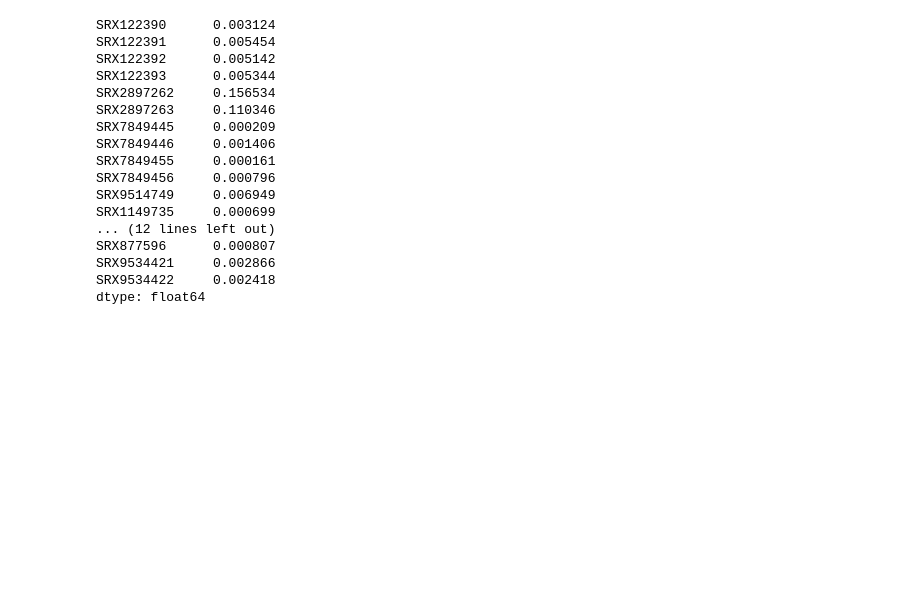
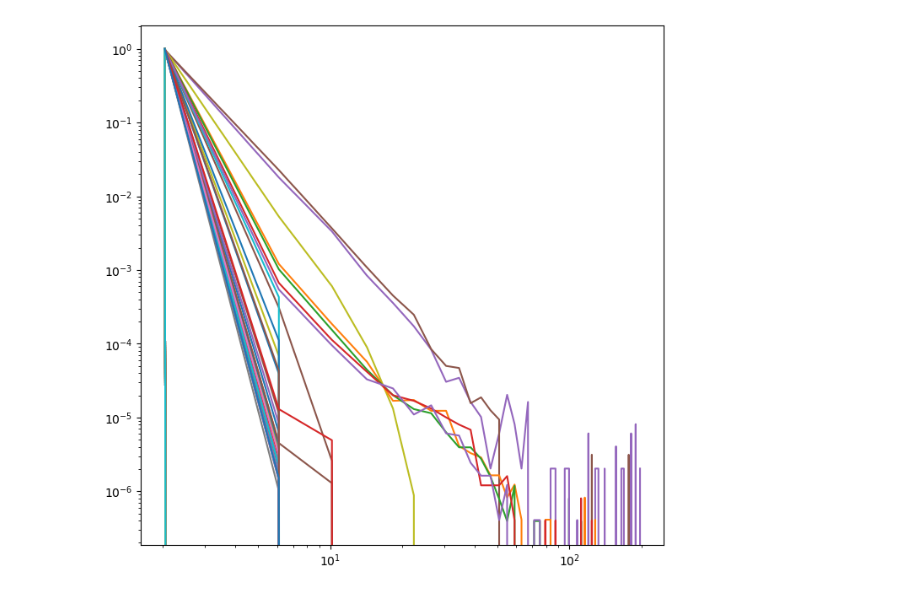
Before and after one commit to naef-lab/ChIP_atlas, a Jupyter notebook: notebooks/Chip_normalization.ipynb, the cells around one changed output. Drawn from its saved outputs; the diff is of its cells as text; code cells hidden in the pictures; blank space fills up the shorter version.

```diff
--- a/notebooks/Chip_normalization.ipynb
+++ b/notebooks/Chip_normalization.ipynb
@@ -20,11 +20,11 @@ def make_peak_tensor(promoterome_infile,peaks_infiles):
         bb = pyBigWig.open(infile)
         id = infile.split('/')[-1].split('.')[0]
         for c in CHR:
-            p = bb.entries(c,0,bb.chroms(c))
-            p = pd.DataFrame(p,columns=['start','end','score'])
-            p['chr'] = c
-            p['exp_id'] = id
-            peaks_table = pd.concat([peaks_table,p],axis=0)
+            if c in bb.chroms():
+                pks = pd.DataFrame(bb.entries(c,0,bb.chroms(c)),columns=['start','end','score'])
+                pks['chr'] = c
+                pks['exp_id'] = id
+                peaks_table = pd.concat([peaks_table,pks],axis=0)
     peaks_table = peaks_table.reset_index(drop=True)
 
     # overlap between peaks and promoterome
@@ -53,0 +240,6 @@ def make_peak_tensor(promoterome_infile,peaks_infiles):
+# %%
+n_peaks_per_prom = np.any(Peaks,axis=1).sum(axis=1)
+idx = np.argsort( n_peaks_per_prom )
+promoterome = pd.read_csv(promoterome_infile,sep='\t')
+promoterome['n_peaks'] = n_peaks_per_prom
+promoterome.loc[idx,:]
@@ -267,20 +354,22 @@ ax.set_yscale('log')
-# %%
-v_out
-# %% [output]
-SRX122390      0.003124
-SRX122391      0.005454
-SRX122392      0.005142
-SRX122393      0.005344
-SRX2897262     0.156534
-SRX2897263     0.110346
-SRX7849445     0.000209
-SRX7849446     0.001406
-SRX7849455     0.000161
-SRX7849456     0.000796
-SRX9514749     0.006949
-SRX1149735     0.000699
-... (12 lines left out)
-SRX877596      0.000807
-SRX9534421     0.002866
-SRX9534422     0.002418
-dtype: float64
+# %%
+X = X.reshape([X.shape[0]*X.shape[1],X.shape[2]])
+# %%
+
+bins = np.logspace(-1,np.log10(X[~np.isnan(X)].max()),50)
+#bins = np.linspace(0,X[~np.isnan(X)].max(),50)
+dx = np.diff(bins)
+H = np.zeros([len(bins)-1,X.shape[1]])
+for i in range(X.shape[1]):
+    idx = ~np.isnan(X[:,i])
+    H[:,i], tmp = np.histogram(X[idx,i],bins=bins,density=False)
+
+# normalize
+#H = H / dx[:,None]
+H = H / H.sum(axis=0)
+
+fig, ax = plt.subplots(1,1,figsize=(8,8))
+ax.plot((bins[:-1]+bins[1:])/2,H)
+ax.set_xscale('log')
+ax.set_yscale('log')
+# %% [output]
+[figure, added]
```
Also changed, not shown: parts of 14 cells of this notebook, 5 other files.
